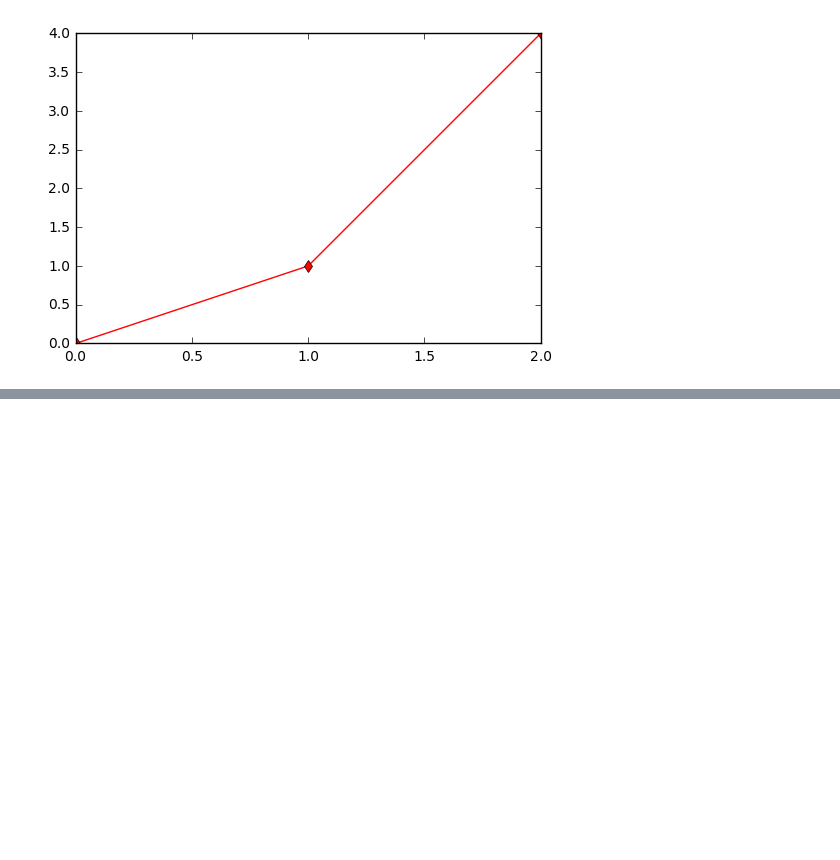
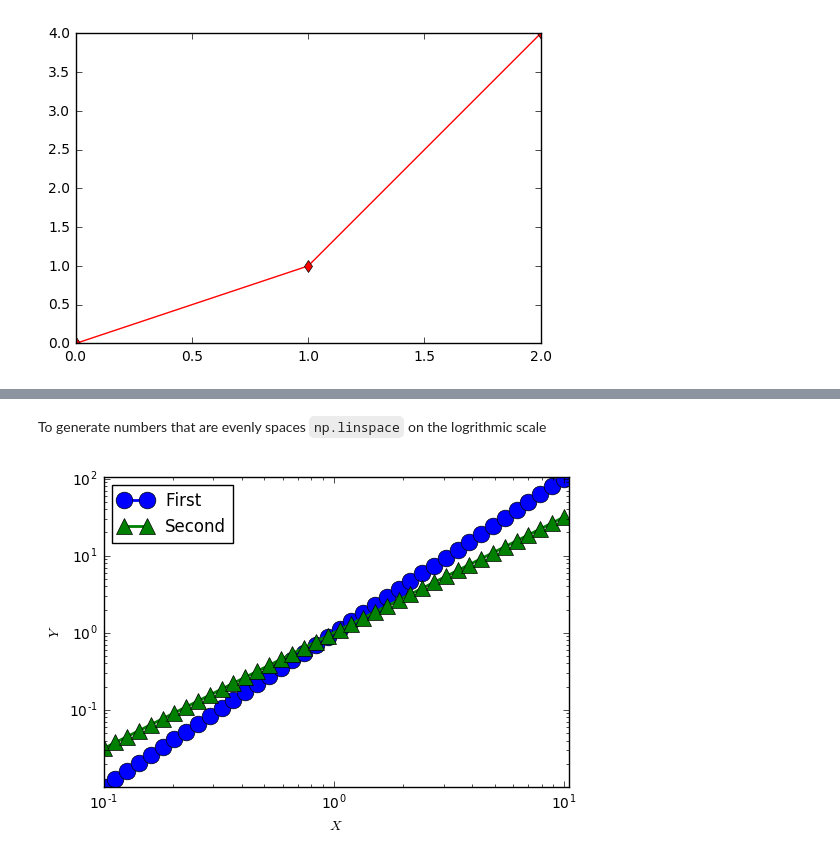
Before and after one commit to akell47/Python, a Jupyter notebook: PyplotMatplotlib.ipynb, the cells around one changed output, grey strips where cells are left out. Drawn from its saved outputs; the diff is of its cells as text; code cells hidden in the pictures; blank space fills up the shorter version.

```diff
--- a/PyplotMatplotlib.ipynb
+++ b/PyplotMatplotlib.ipynb
@@ -152,0 +204,21 @@ plt.plot([0,1,2], [0,1,4], "rd-");
+# %% [markdown]
+To generate numbers that are evenly spaces `np.linspace` on the logrithmic scale
+# %%
+x = np.logspace(-1, 1, 40)
+#logspace
+# -1 = 0.1
+# 10 = 1 end point
+# width 40
+y1 = x**2.0
+y2 = x**1.5
+plt.loglog(x,y1, "bo-", linewidth=2, markersize=12, label="First")
+plt.loglog(x,y2, "g^-", linewidth=2, markersize=12, label="Second")
+plt.xlabel("$X$")
+plt.ylabel("$Y$")
+# plt.axis({xmin, xmax, ymin, ymax})
+plt.axis([-0.5, 10.5, -5, 105])
+plt.legend(loc="upper left")
+plt.savefig("plot3.jpg")
+#all of the points along the axes aere evenly spaced
+# %% [output]
+[figure, added]
```
Also changed, not shown: parts of 16 cells of this notebook, 4 other files.
